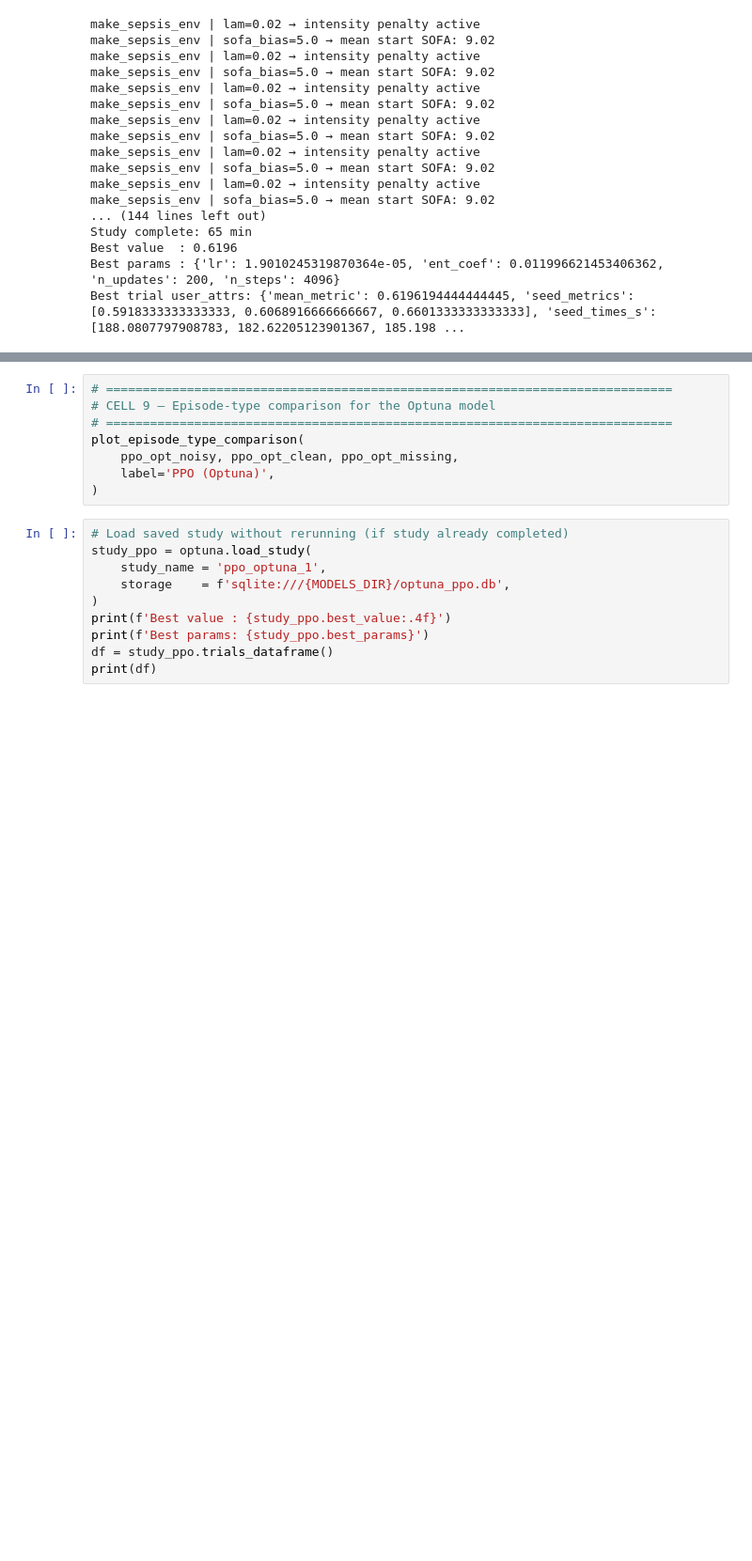
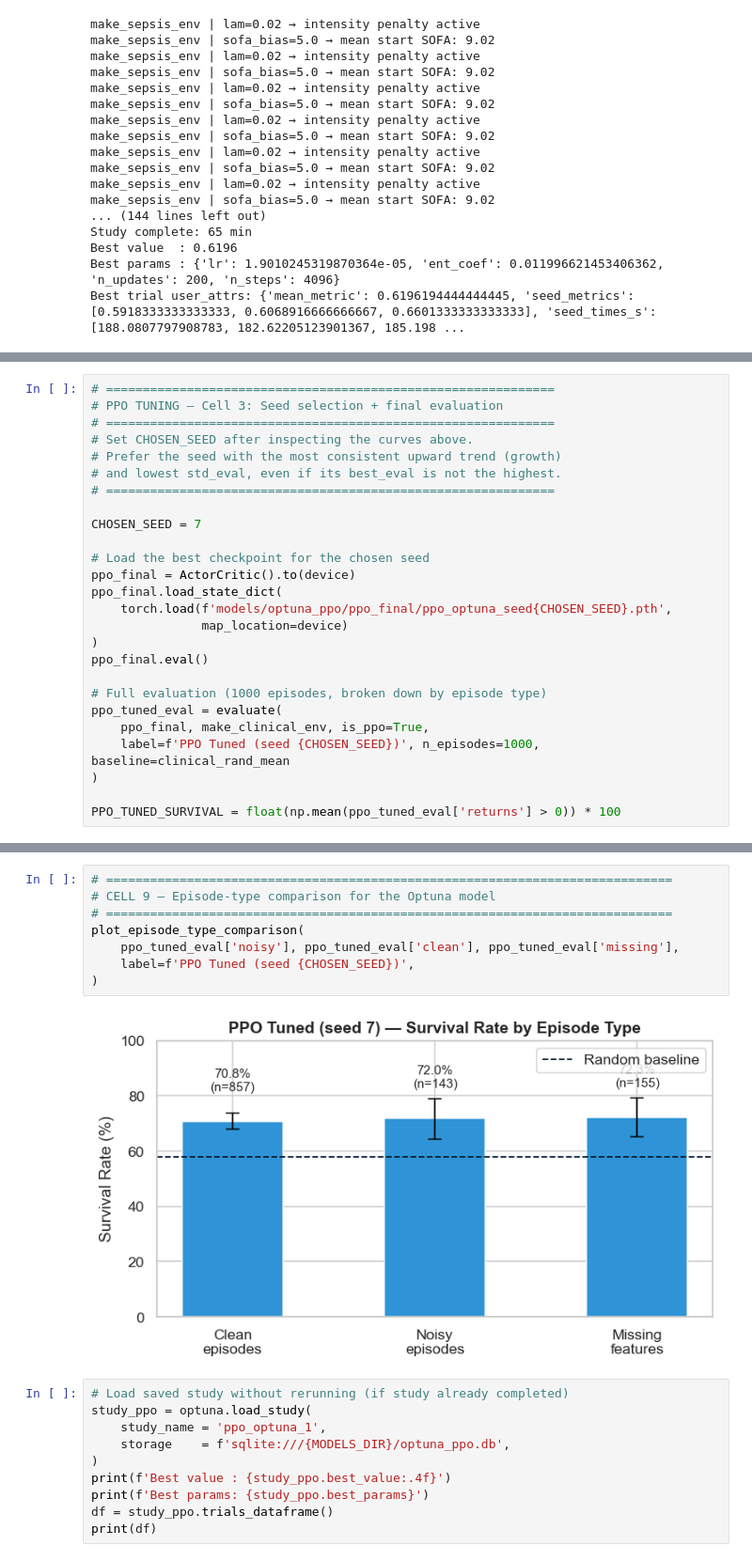
Before and after one commit to mariamiguel720/Reinforcement-Learning-Project-25-26, a Jupyter notebook: RL_Config_B - cópia.ipynb, the cells around one changed output, grey strips where cells are left out. Shown at 94% size. Cells and saved outputs as stored; diff of their text form; blank space fills up the shorter version.

```diff
--- a/RL_Config_B - cópia.ipynb
+++ b/RL_Config_B - cópia.ipynb
@@ -1784,0 +1887,26 @@ PPO (Optuna) survival rate: 71.0%
+# %%
+# =============================================================
+# PPO TUNING — Cell 3: Seed selection + final evaluation
+# =============================================================
+# Set CHOSEN_SEED after inspecting the curves above.
+# Prefer the seed with the most consistent upward trend (growth)
+# and lowest std_eval, even if its best_eval is not the highest.
+# =============================================================
+
+CHOSEN_SEED = 7
+
+# Load the best checkpoint for the chosen seed
+ppo_final = ActorCritic().to(device)
+ppo_final.load_state_dict(
+    torch.load(f'models/optuna_ppo/ppo_final/ppo_optuna_seed{CHOSEN_SEED}.pth',
+               map_location=device)
+)
+ppo_final.eval()
+
+# Full evaluation (1000 episodes, broken down by episode type)
+ppo_tuned_eval = evaluate(
+    ppo_final, make_clinical_env, is_ppo=True,
+    label=f'PPO Tuned (seed {CHOSEN_SEED})', n_episodes=1000, baseline=clinical_rand_mean
+)
+
+PPO_TUNED_SURVIVAL = float(np.mean(ppo_tuned_eval['returns'] > 0)) * 100
@@ -1792,11 +1940,13 @@ plot_learning_curve(
 # %%
 # =============================================================================
 # CELL 9 — Episode-type comparison for the Optuna model
 # =============================================================================
 plot_episode_type_comparison(
-    ppo_opt_noisy, ppo_opt_clean, ppo_opt_missing,
-    label='PPO (Optuna)',
+    ppo_tuned_eval['noisy'], ppo_tuned_eval['clean'], ppo_tuned_eval['missing'],
+    label=f'PPO Tuned (seed {CHOSEN_SEED})',
 )
+# %% [output]
+[figure, added]
 # %%
 # Load saved study without rerunning (if study already completed)
 study_ppo = optuna.load_study(
```
Also changed, not shown: parts of 17 cells of this notebook, 5 other files.
